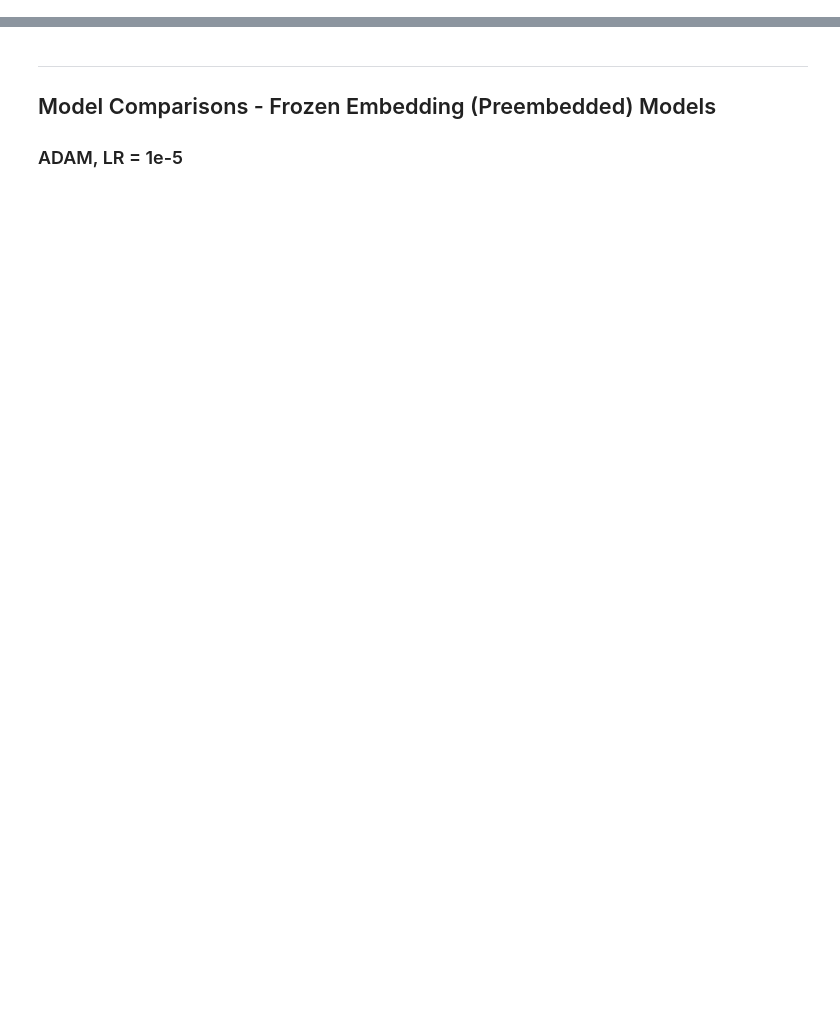
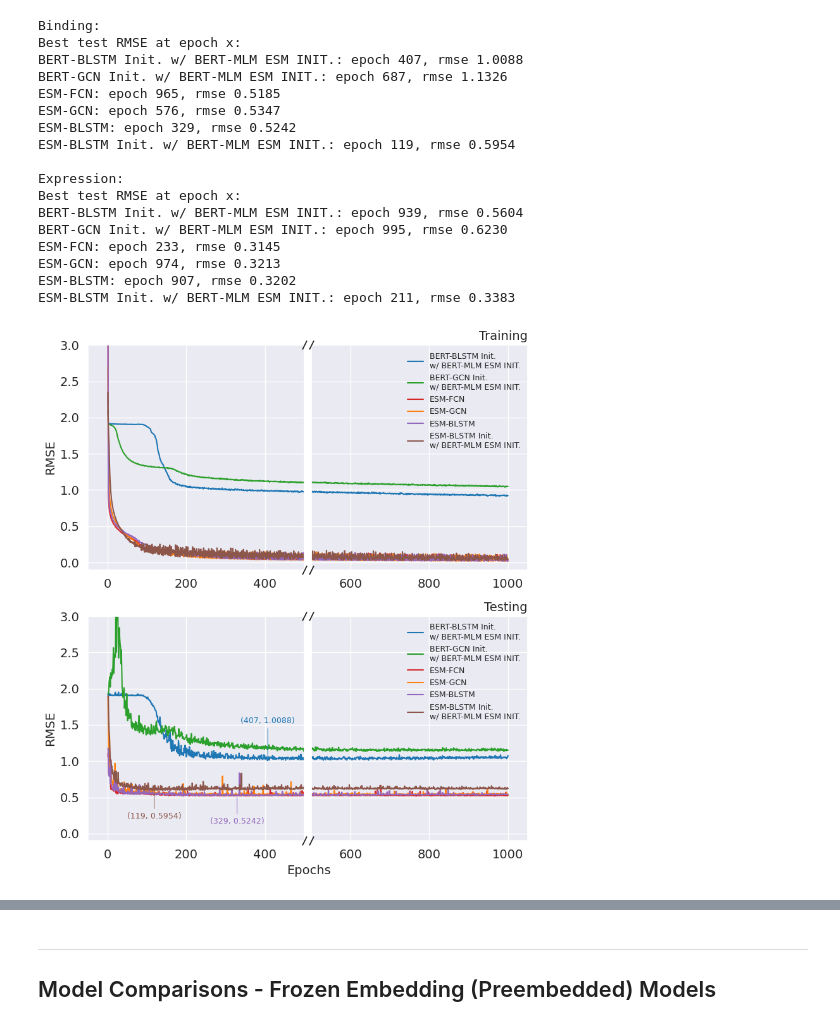
Before and after one commit to stelleg/Spike_NLP, a Jupyter notebook: notebooks/models/finetuning-DMS_OLD-best_comp.model_results_graphs.ipynb, the cells around one changed output, grey strips where cells are left out. Drawn from its saved outputs; the diff is of its cells as text; code cells hidden in the pictures; blank space fills up the shorter version.

Commit message:
add rmse figures

```diff
--- a/notebooks/models/finetuning-DMS_OLD-best_comp.model_results_graphs.ipynb
+++ b/notebooks/models/finetuning-DMS_OLD-best_comp.model_results_graphs.ipynb
@@ -495,0 +419,55 @@ ESM-BLSTM Init. w/ BERT-MLM ESM INIT.: epoch 61, rmse 0.3789
+# %%
+bert_blstm = "../../results/run_results/bert_blstm/adam.lr1e-04.bert_blstm-DMS_OLD-binding-2024-12-07_02-56/bert_blstm-DMS_OLD-train_82178_test_20545_metrics.csv"
+bert_gcn = "../../results/run_results/bert_gcn/adam.lr1e-04.bert_gcn-DMS_OLD-binding-2024-12-05_17-52/bert_gcn-DMS_OLD_binding-train_82178_test_20545_metrics.csv"
+esm_fcn = "../../results/run_results/esm_fcn/adam.lr1e-05.esm_fcn-DMS_OLD-binding-2024-12-04_17-54/esm_fcn-DMS_OLD_binding-train_82178_test_20545_metrics.csv"
+esm_gcn = "../../results/run_results/esm_gcn/adam.lr1e-05.esm_gcn-DMS_OLD-binding-2024-12-07_09-12/esm_gcn-DMS_OLD_binding-train_82178_test_20545_metrics.csv"
+esm_blstm = "../../results/run_results/esm_blstm/adam.lr1e-05.esm_blstm-DMS_OLD-binding-2024-12-07_08-58/esm_blstm-DMS_OLD_binding-train_82178_test_20545_metrics.csv"
+esm_blstm_bert_mlm_esm_init = "../../results/run_results/esm_blstm-bert_mlm_esm_init/adam.lr1e-04.esm_blstm-bert_mlm_esm_init-DMS_OLD-binding-2024-12-07_09-28/esm_blstm-bert_mlm_esm_init-DMS_OLD_binding-train_82178_test_20545_metrics.csv"
+comparison_file = "../../results/plots/model_comparisons/finetuning/binding"
+coords = {
+    "BERT-BLSTM Init. w/ BERT-MLM ESM INIT.": (0, 50),
+    "BERT-GCN Init. w/ BERT-MLM ESM INIT.": (5, 50),
+    "ESM-FCN": (0, -40),
+    "ESM-GCN": (-15,-25),
+    "ESM-BLSTM": (0,-25),
+    "ESM-BLSTM Init. w/ BERT-MLM ESM INIT.": (0,-25)
+}
+print("Binding:")
+plot_comparative_split_log_file(bert_blstm, bert_gcn, esm_fcn, esm_gcn, esm_blstm, esm_blstm_bert_mlm_esm_init, coords, f"{comparison_file}.model_comp_split.pdf")
+
+bert_blstm = "../../results/run_results/bert_blstm/adam.lr1e-04.bert_blstm-DMS_OLD-expression-2024-12-07_02-58/bert_blstm-DMS_OLD-train_82178_test_20545_metrics.csv"
+bert_gcn = "../../results/run_results/bert_gcn/adam.lr1e-04.bert_gcn-DMS_OLD-expression-2024-12-05_17-51/bert_gcn-DMS_OLD_expression-train_82178_test_20545_metrics.csv"
+esm_fcn = "../../results/run_results/esm_fcn/adam.lr1e-04.esm_fcn-DMS_OLD-expression-2024-12-05_04-15/esm_fcn-DMS_OLD_expression-train_82178_test_20545_metrics.csv"
+esm_gcn = "../../results/run_results/esm_gcn/adam.lr1e-05.esm_gcn-DMS_OLD-expression-2024-12-07_09-13/esm_gcn-DMS_OLD_expression-train_82178_test_20545_metrics.csv"
+esm_blstm = "../../results/run_results/esm_blstm/adam.lr1e-05.esm_blstm-DMS_OLD-expression-2024-12-07_09-00/esm_blstm-DMS_OLD_expression-train_82178_test_20545_metrics.csv"
+esm_blstm_bert_mlm_esm_init = "../../results/run_results/esm_blstm-bert_mlm_esm_init/adam.lr1e-04.esm_blstm-bert_mlm_esm_init-DMS_OLD-expression-2024-12-07_09-36/esm_blstm-bert_mlm_esm_init-DMS_OLD_expression-train_82178_test_20545_metrics.csv"
+comparison_file = "../../results/plots/model_comparisons/finetuning/expression"
+coords = {
+    "BERT-BLSTM Init. w/ BERT-MLM ESM INIT.": (0, 50),
+    "BERT-GCN Init. w/ BERT-MLM ESM INIT.": (5, 50),
+    "ESM-FCN": (0, 30),
+    "ESM-GCN": (0,-25),
+    "ESM-BLSTM": (0,35),
+    "ESM-BLSTM Init. w/ BERT-MLM ESM INIT.": (0,-25)
+}
+print("\nExpression:")
+plot_comparative_split_log_file(bert_blstm, bert_gcn, esm_fcn, esm_gcn, esm_blstm, esm_blstm_bert_mlm_esm_init, coords, f"{comparison_file}.model_comp_split.pdf")
+# %% [output]
+Binding:
+Best test RMSE at epoch x:
+BERT-BLSTM Init. w/ BERT-MLM ESM INIT.: epoch 407, rmse 1.0088
+BERT-GCN Init. w/ BERT-MLM ESM INIT.: epoch 687, rmse 1.1326
+ESM-FCN: epoch 965, rmse 0.5185
+ESM-GCN: epoch 576, rmse 0.5347
+ESM-BLSTM: epoch 329, rmse 0.5242
+ESM-BLSTM Init. w/ BERT-MLM ESM INIT.: epoch 119, rmse 0.5954
+
+Expression:
+Best test RMSE at epoch x:
+BERT-BLSTM Init. w/ BERT-MLM ESM INIT.: epoch 939, rmse 0.5604
+BERT-GCN Init. w/ BERT-MLM ESM INIT.: epoch 995, rmse 0.6230
+ESM-FCN: epoch 233, rmse 0.3145
+ESM-GCN: epoch 974, rmse 0.3213
+ESM-BLSTM: epoch 907, rmse 0.3202
+ESM-BLSTM Init. w/ BERT-MLM ESM INIT.: epoch 211, rmse 0.3383
+[figure, added]
@@ -496,4 +475,3 @@ ESM-BLSTM Init. w/ BERT-MLM ESM INIT.: epoch 61, rmse 0.3789
 # %% [markdown]
 ---
 ## Model Comparisons - Frozen Embedding (Preembedded) Models
-### ADAM, LR = 1e-5
```
Also changed, not shown: parts of 8 cells of this notebook, 47 other files.
